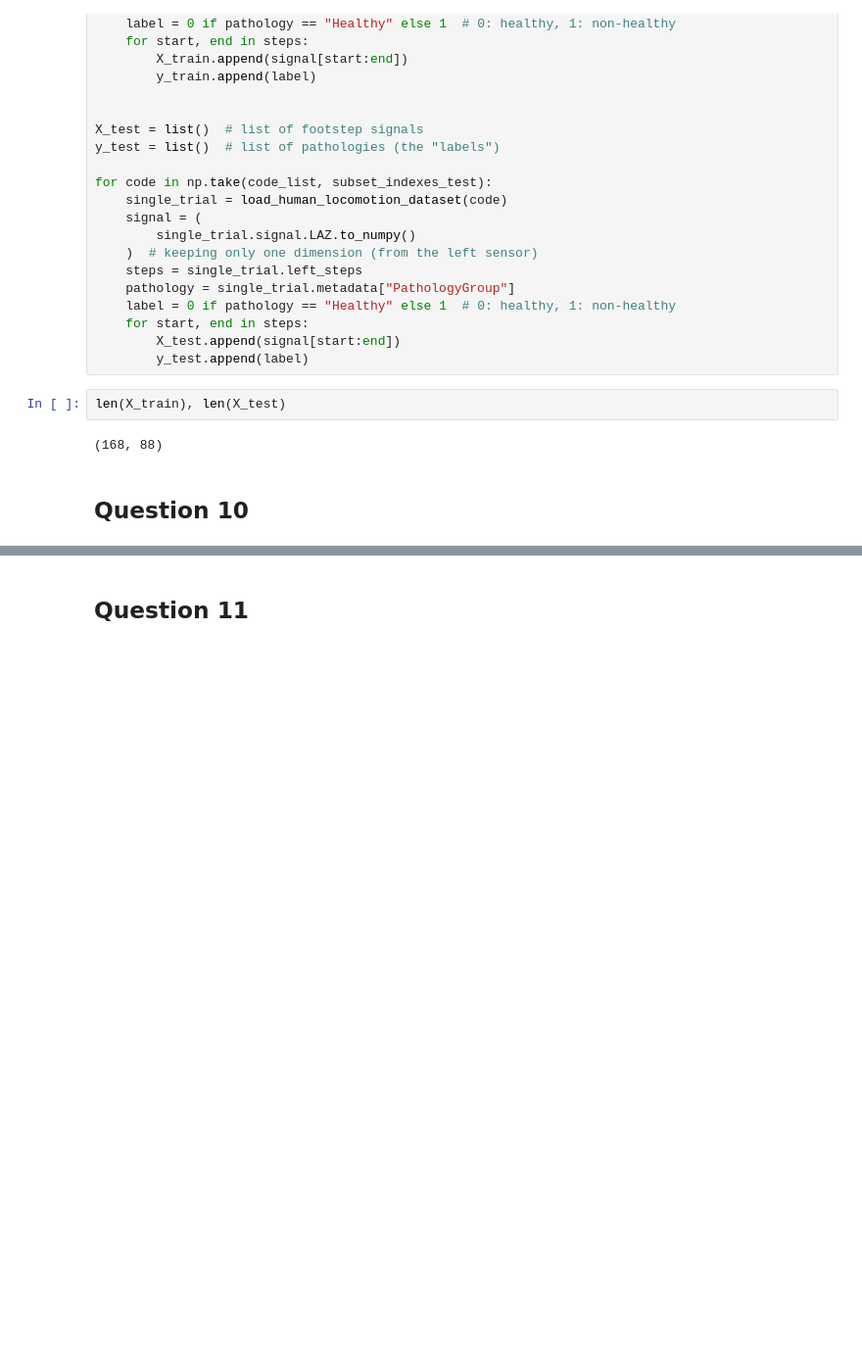
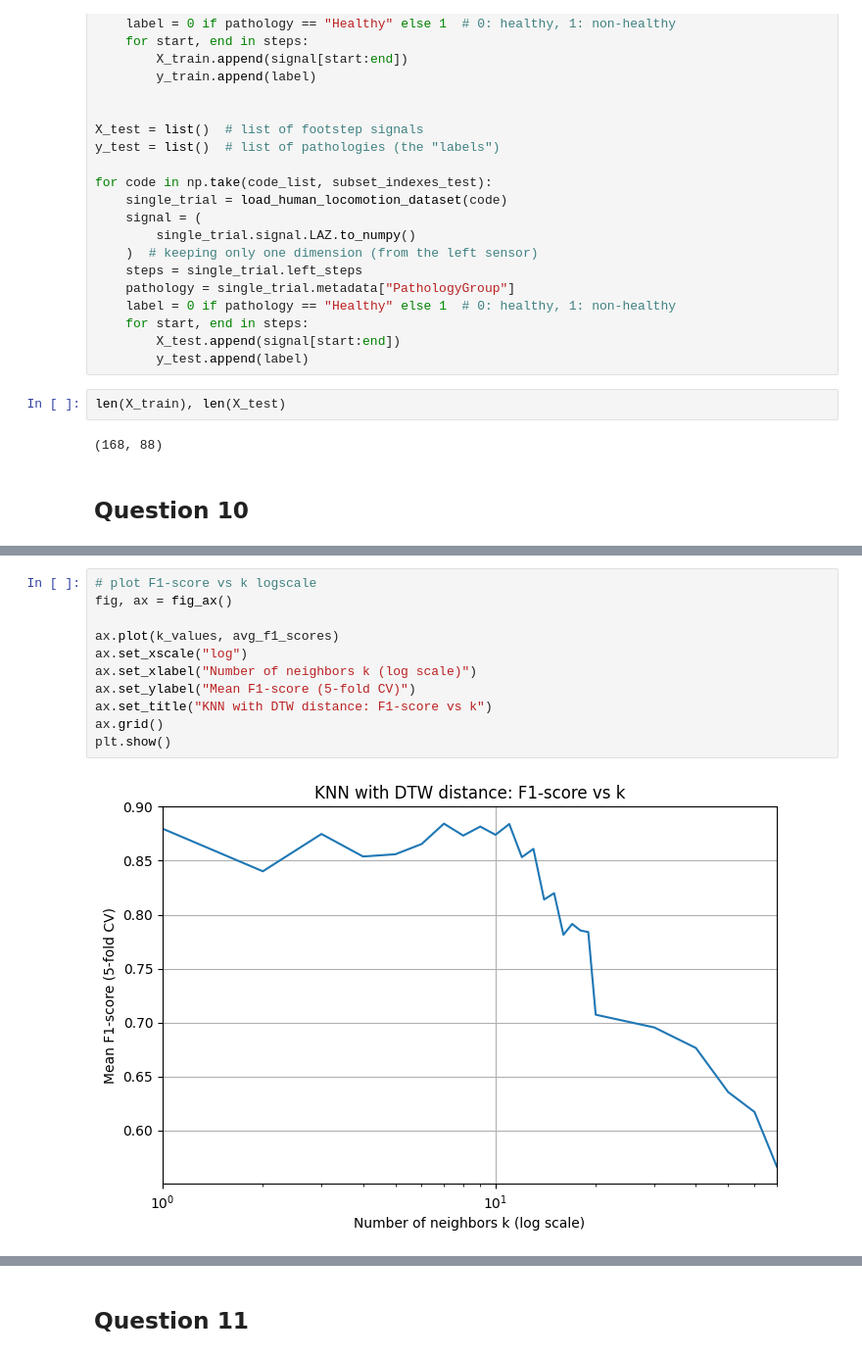
Before and after one commit to TristanNMon/Time-Series, a Jupyter notebook: HW1-notebook-v2.ipynb, the cells around one changed output, grey strips where cells are left out. Shown at 98% size. Cells and saved outputs as stored; diff of their text form; blank space fills up the shorter version.

```diff
--- a/HW1-notebook-v2.ipynb
+++ b/HW1-notebook-v2.ipynb
@@ -430,0 +424,13 @@ F-score on the test set: 0.4602
+# %%
+# plot F1-score vs k logscale
+fig, ax = fig_ax()
+
+ax.plot(k_values, avg_f1_scores)
+ax.set_xscale("log")
+ax.set_xlabel("Number of neighbors k (log scale)")
+ax.set_ylabel("Mean F1-score (5-fold CV)")
+ax.set_title("KNN with DTW distance: F1-score vs k")
+ax.grid()
+plt.show()
+# %% [output]
+[figure, added]
```
Also changed, not shown: parts of 35 cells of this notebook, 12 other files.
